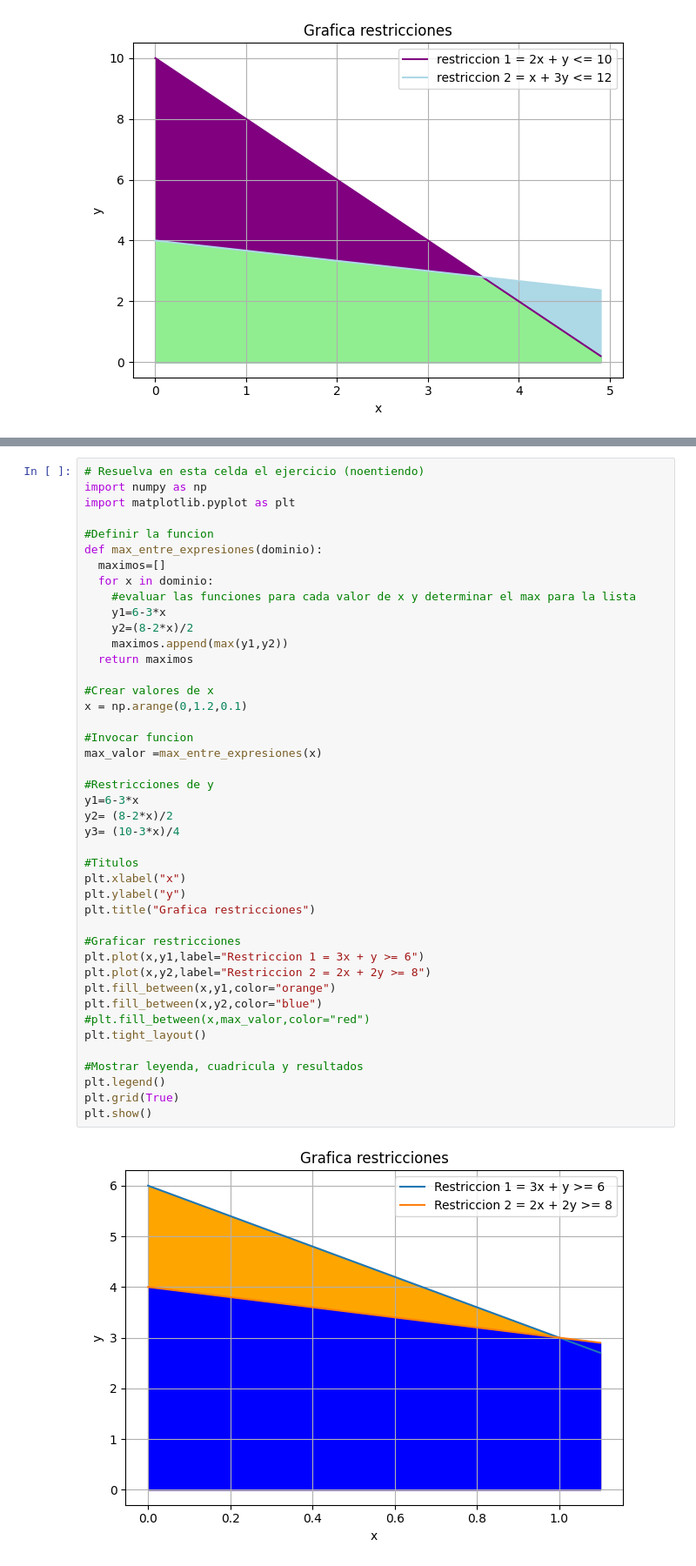
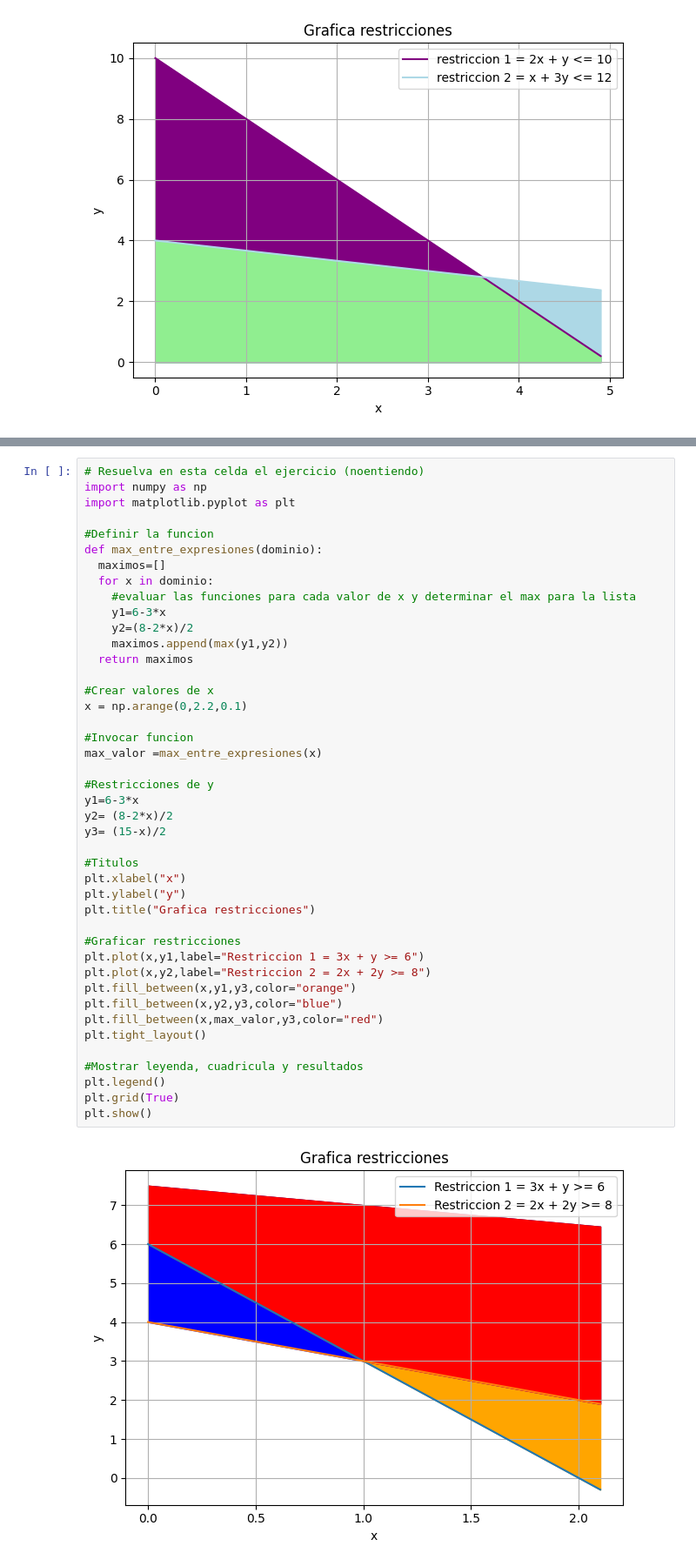
Before and after one commit to JulianaRamirez8/Fundamentos-de-optimizacion-lineal, a Jupyter notebook: Taller_00_solución_gráfica_de_problemas_de_optimización_lineal.ipynb, the cells around one changed output, grey strips where cells are left out. Shown: that part at 87% size. Saved outputs shown, nothing was run; the diff lists cells and outputs as text.

```diff
--- a/Taller_00_solución_gráfica_de_problemas_de_optimización_lineal.ipynb
+++ b/Taller_00_solución_gráfica_de_problemas_de_optimización_lineal.ipynb
@@ -426,39 +426,39 @@ def max_entre_expresiones(dominio):
     #evaluar las funciones para cada valor de x y determinar el max para la lista
     y1=6-3*x
     y2=(8-2*x)/2
     maximos.append(max(y1,y2))
   return maximos
 
 #Crear valores de x
-x = np.arange(0,1.2,0.1)
+x = np.arange(0,2.2,0.1)
 
 #Invocar funcion
 max_valor =max_entre_expresiones(x)
 
 #Restricciones de y
 y1=6-3*x
 y2= (8-2*x)/2
-y3= (10-3*x)/4
+y3= (15-x)/2
 
 #Titulos
 plt.xlabel("x")
 plt.ylabel("y")
 plt.title("Grafica restricciones")
 
 #Graficar restricciones
 plt.plot(x,y1,label="Restriccion 1 = 3x + y >= 6")
 plt.plot(x,y2,label="Restriccion 2 = 2x + 2y >= 8")
-plt.fill_between(x,y1,color="orange")
-plt.fill_between(x,y2,color="blue")
-#plt.fill_between(x,max_valor,color="red")
+plt.fill_between(x,y1,y3,color="orange")
+plt.fill_between(x,y2,y3,color="blue")
+plt.fill_between(x,max_valor,y3,color="red")
 plt.tight_layout()
 
 #Mostrar leyenda, cuadricula y resultados
 plt.legend()
 plt.grid(True)
 plt.show()
 # %% [output]
-[figure, old version]
+[figure, new version]
 # %% [markdown]
 ## Ejercicio 02
 
```
Also changed, not shown: parts of 8 cells of this notebook.
